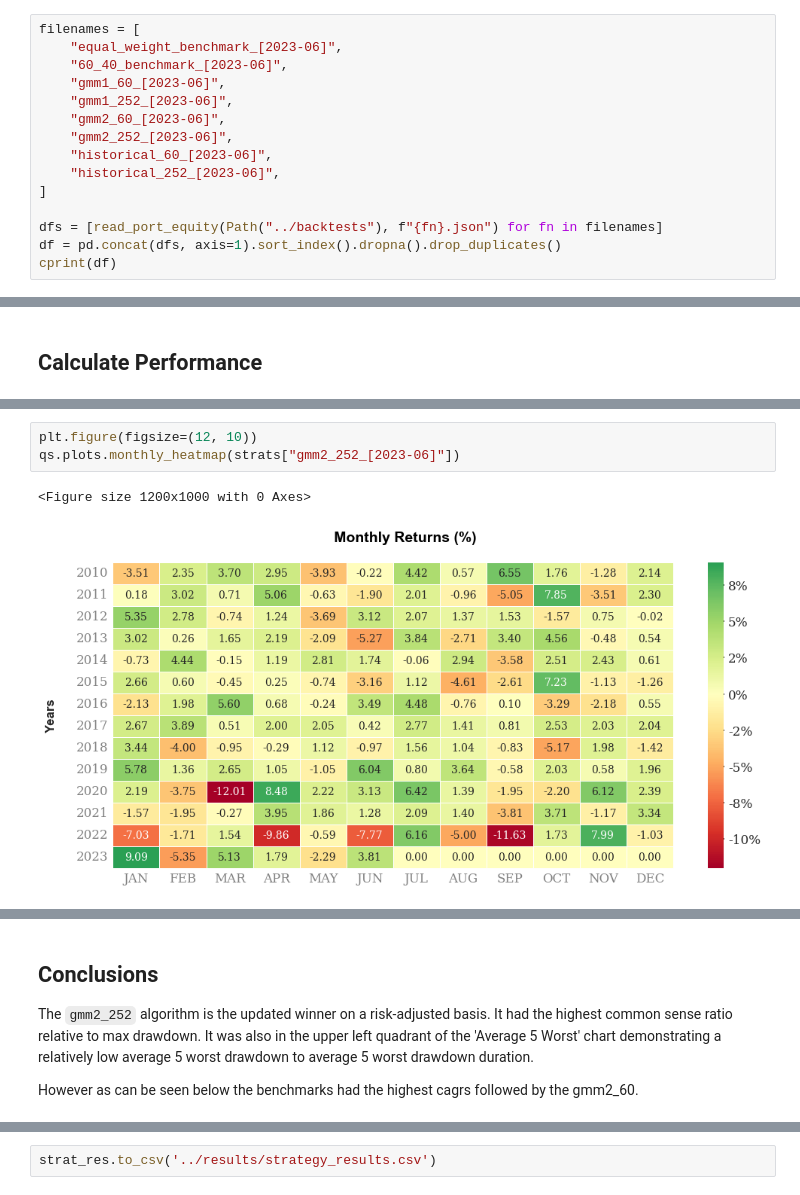
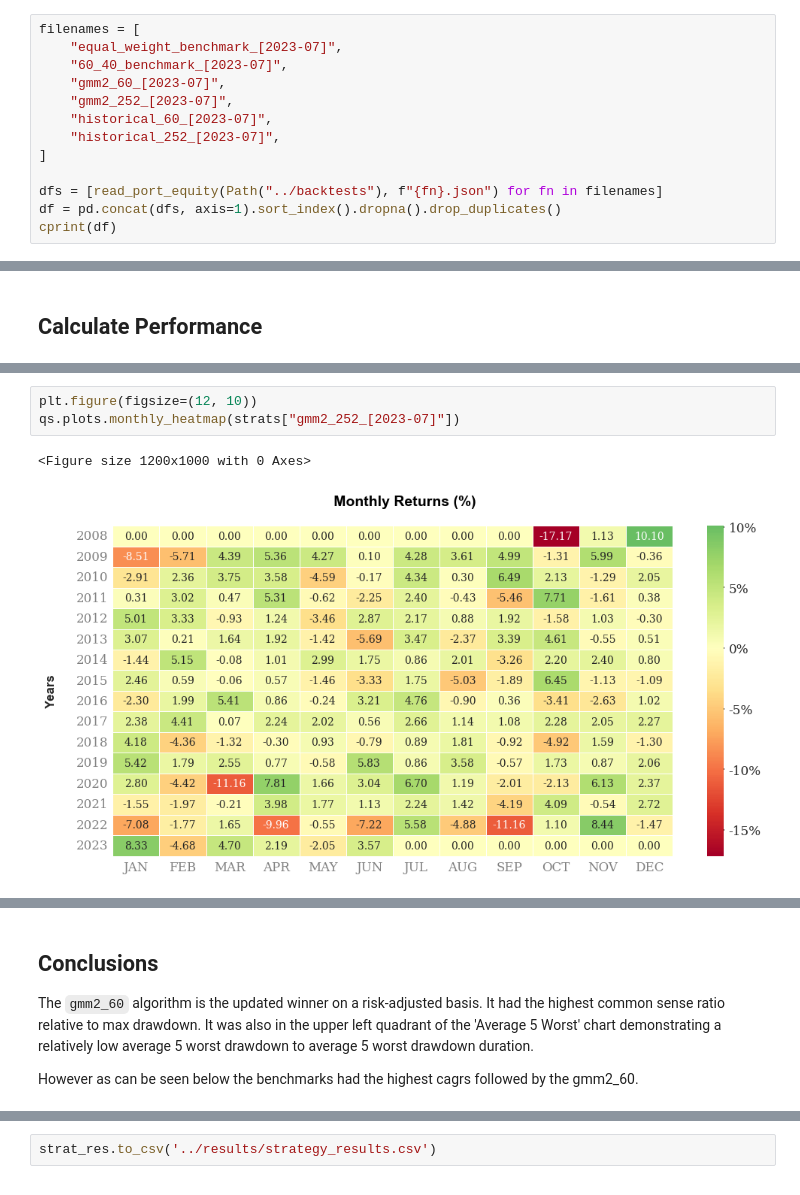
Before and after one commit to Moccazio/QC_trading, a Jupyter notebook: mixture_model_trading/notebooks/algorithms_comparison_and_evaluation.ipynb, the cells around one changed output, grey strips where cells are left out. Saved outputs shown, nothing was run; the diff lists cells and outputs as text.

```diff
--- a/mixture_model_trading/notebooks/algorithms_comparison_and_evaluation.ipynb
+++ b/mixture_model_trading/notebooks/algorithms_comparison_and_evaluation.ipynb
@@ -181,14 +175,12 @@ def read_port_equity(dir_, fn):
 [interactive output not drawn]
 # %%
 filenames = [
-    "equal_weight_benchmark_[2023-06]",
-    "60_40_benchmark_[2023-06]",
-    "gmm1_60_[2023-06]",
-    "gmm1_252_[2023-06]",
-    "gmm2_60_[2023-06]",
-    "gmm2_252_[2023-06]",
-    "historical_60_[2023-06]",
-    "historical_252_[2023-06]",
+    "equal_weight_benchmark_[2023-07]",
+    "60_40_benchmark_[2023-07]",
+    "gmm2_60_[2023-07]",
+    "gmm2_252_[2023-07]",
+    "historical_60_[2023-07]",
+    "historical_252_[2023-07]",
 ]
 
 dfs = [read_port_equity(Path("../backtests"), f"{fn}.json") for fn in filenames]
@@ -622,15 +612,15 @@ perf["gmm2_252_[2023-06]"].display_monthly_returns()
 [interactive output not drawn]
 # %%
 plt.figure(figsize=(12, 10))
-qs.plots.monthly_heatmap(strats["gmm2_252_[2023-06]"])
+qs.plots.monthly_heatmap(strats["gmm2_252_[2023-07]"])
 # %% [output]
 <Figure size 1200x1000 with 0 Axes>
-[figure, old version]
+[figure, new version]
 [interactive output not drawn]
 # %% [markdown]
 ## Conclusions
 
-The `gmm2_252` algorithm is the updated winner on a risk-adjusted basis. It had the highest common sense ratio relative to max drawdown. It was also in the upper left quadrant of the 'Average 5 Worst' chart demonstrating a relatively low average 5 worst drawdown to average 5 worst drawdown duration.
+The `gmm2_60` algorithm is the updated winner on a risk-adjusted basis. It had the highest common sense ratio relative to max drawdown. It was also in the upper left quadrant of the 'Average 5 Worst' chart demonstrating a relatively low average 5 worst drawdown to average 5 worst drawdown duration.
 
 However as can be seen below the benchmarks had the highest cagrs followed by the gmm2_60.
 # %%
```
Also changed, not shown: parts of 20 cells of this notebook.
